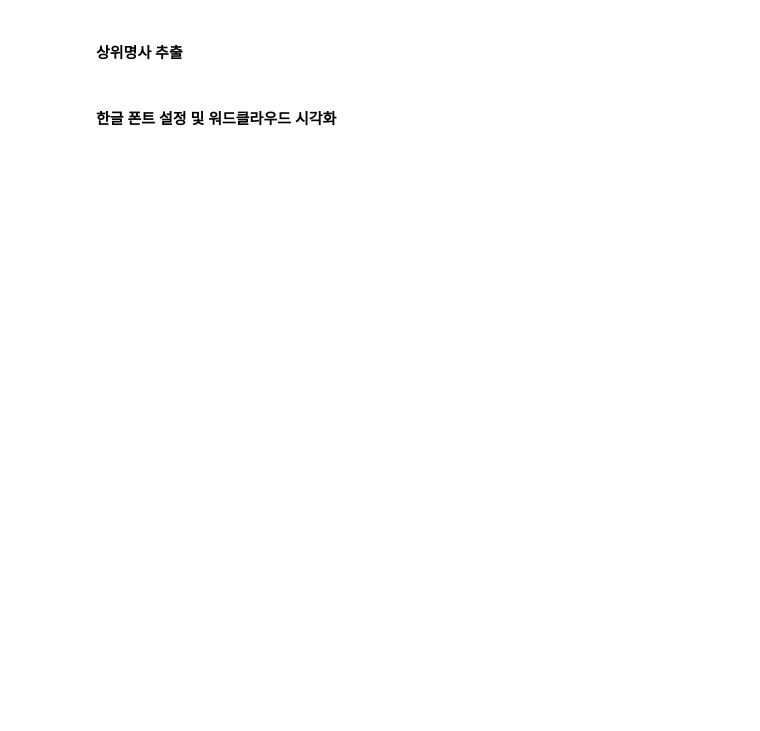
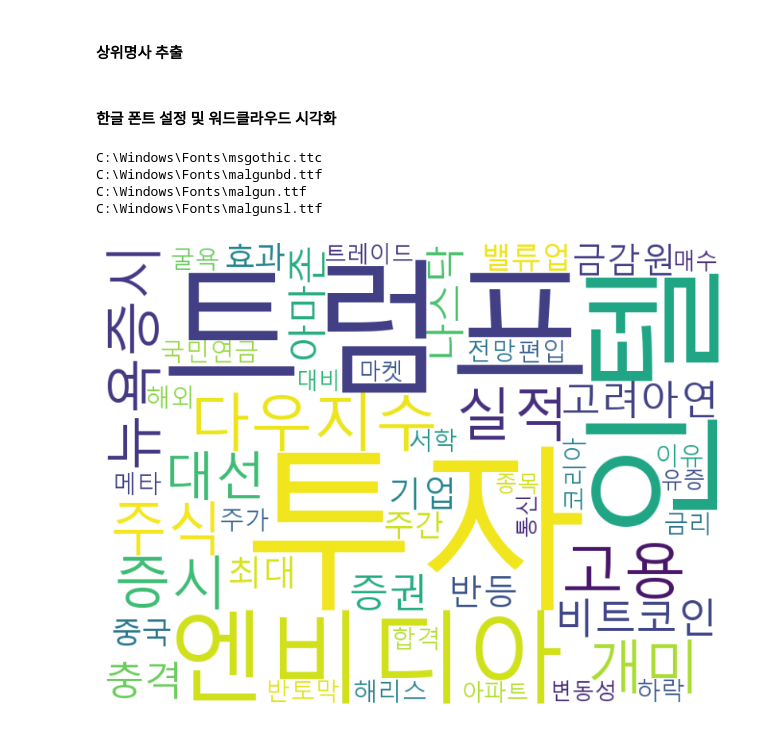
Before and after one commit to jimmynkim/MS_Crawling, a Jupyter notebook: 09_워드클라우드시각화_실습.ipynb, the cells around one changed output. Drawn from its saved outputs; the diff is of its cells as text; code cells hidden in the pictures; blank space fills up the shorter version.

```diff
--- a/09_워드클라우드시각화_실습.ipynb
+++ b/09_워드클라우드시각화_실습.ipynb
@@ -115,18 +153,40 @@ print(counter.most_common(10))
 top50 = dict(counter.most_common(50))  # 가장 많이 등장한 50개 단어만 추출하여 딕셔너리 생성
 # %% [markdown]
 #### 한글 폰트 설정 및 워드클라우드 시각화
+# %%
+from matplotlib import font_manager
+
+# 시스템에 설치된 모든 폰트 리스트 가져오기
+font_list = font_manager.findSystemFonts(fontpaths=None, fontext='ttf')
+
+# 한글 폰트만 필터링 (이름에 'Malgun', 'Gothic', 'Nanum', 'Apple' 등 포함)
+korean_fonts = [f for f in font_list if 'malgun' in f.lower() or
+                                         'gothic' in f.lower() or
+                                         'nanum' in f.lower() or
+                                         'apple' in f.lower()]
+
+# 결과 확인
+for font in korean_fonts:
+    print(font)
+# %% [output]
+C:\Windows\Fonts\msgothic.ttc
+C:\Windows\Fonts\malgunbd.ttf
+C:\Windows\Fonts\malgun.ttf
+C:\Windows\Fonts\malgunsl.ttf
 # %%
 from wordcloud import WordCloud
 import matplotlib.pyplot as plt
 
-font_path = 'C:\\Windows\\Fonts\\Hancom Gothic Regular.ttf'  # 한글 폰트 경로 (환경에 맞게 변경)
+font_path = 'C:\Windows\Fonts\malgun.ttf'  # 한글 폰트 경로 (한글 깨짐 방지)
 wc = WordCloud(font_path=font_path, background_color='white', width=800, height=600)
 
 # 앞서 계산한 단어 빈도 사용하여 워드클라우드 생성
 cloud = wc.generate_from_frequencies(top50)  # 또는 wc.generate_from_frequencies(counter) 전체 단어 사용
 
 # 워드클라우드 이미지 시각화
 plt.figure(figsize=(10, 8))
 plt.imshow(cloud, interpolation='bilinear')
 plt.axis('off')  # 축 제거
 plt.show()
+# %% [output]
+[figure, added]
```
Also changed, not shown: parts of 17 cells of this notebook.
